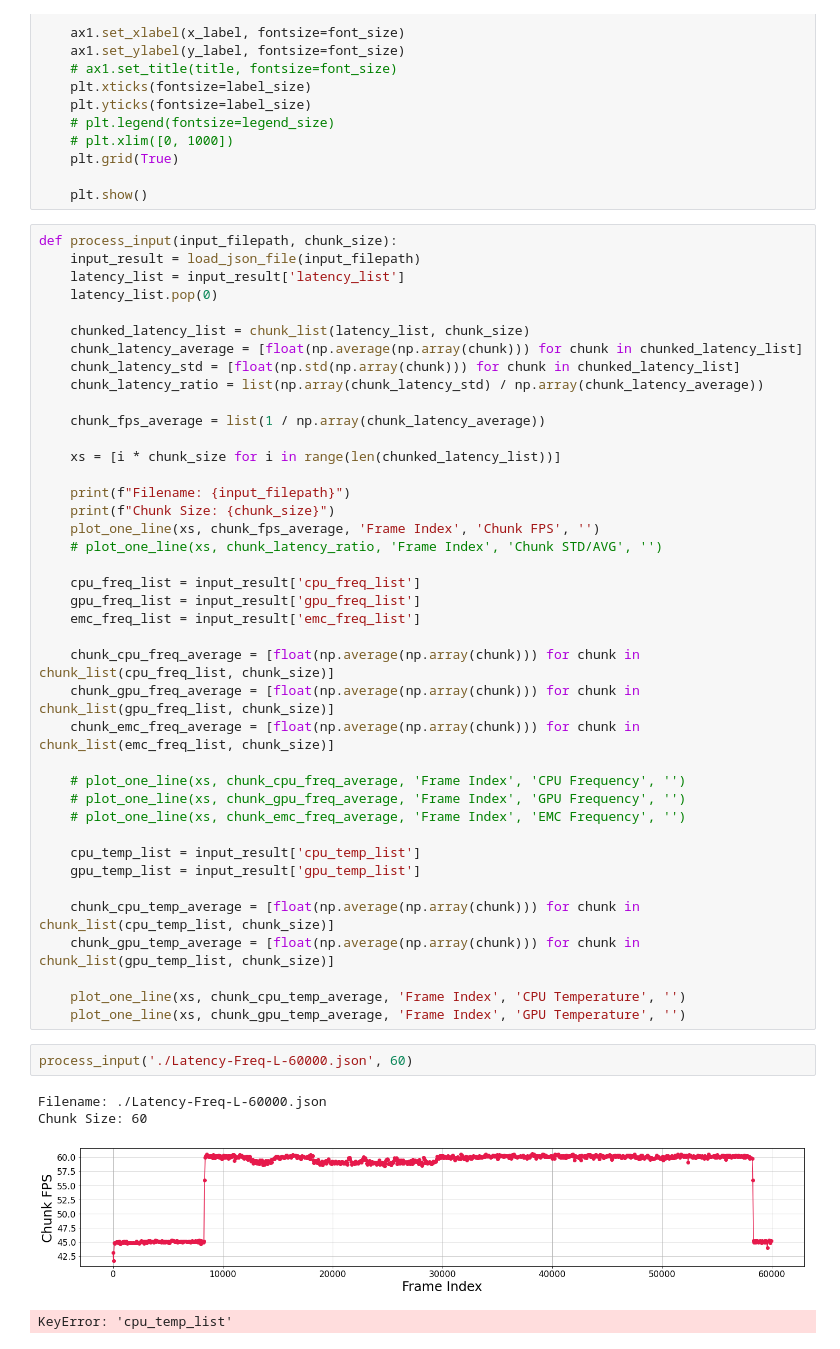
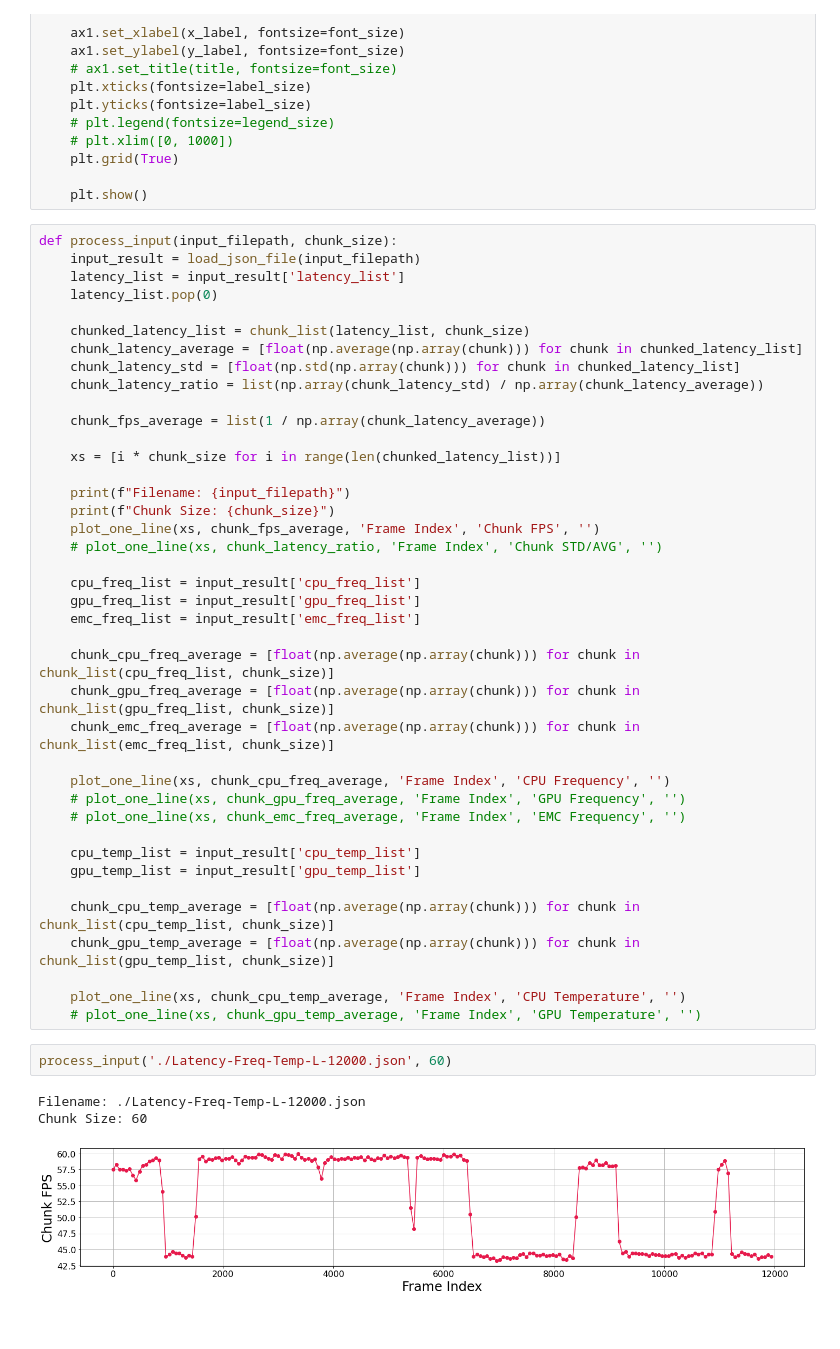
Before and after one commit to lijiaxi2018/Distributed-Learning, a Jupyter notebook: AGX/profiler_yolov8_best_frame_amount/profiler_load_tensor/plot_latency_freq.ipynb, the cells around one changed output. Saved outputs shown, nothing was run; the diff lists cells and outputs as text.

```diff
--- a/AGX/profiler_yolov8_best_frame_amount/profiler_load_tensor/plot_latency_freq.ipynb
+++ b/AGX/profiler_yolov8_best_frame_amount/profiler_load_tensor/plot_latency_freq.ipynb
@@ -71,7 +71,7 @@ def process_input(input_filepath, chunk_size):
 	chunk_gpu_freq_average = [float(np.average(np.array(chunk))) for chunk in chunk_list(gpu_freq_list, chunk_size)]
 	chunk_emc_freq_average = [float(np.average(np.array(chunk))) for chunk in chunk_list(emc_freq_list, chunk_size)]
 
-	# plot_one_line(xs, chunk_cpu_freq_average, 'Frame Index', 'CPU Frequency', '')
+	plot_one_line(xs, chunk_cpu_freq_average, 'Frame Index', 'CPU Frequency', '')
 	# plot_one_line(xs, chunk_gpu_freq_average, 'Frame Index', 'GPU Frequency', '')
 	# plot_one_line(xs, chunk_emc_freq_average, 'Frame Index', 'EMC Frequency', '')
 
@@ -82,11 +82,10 @@ def process_input(input_filepath, chunk_size):
 	chunk_gpu_temp_average = [float(np.average(np.array(chunk))) for chunk in chunk_list(gpu_temp_list, chunk_size)]
 
 	plot_one_line(xs, chunk_cpu_temp_average, 'Frame Index', 'CPU Temperature', '')
-	plot_one_line(xs, chunk_gpu_temp_average, 'Frame Index', 'GPU Temperature', '')
+	# plot_one_line(xs, chunk_gpu_temp_average, 'Frame Index', 'GPU Temperature', '')
 # %%
-process_input('./Latency-Freq-L-60000.json', 60)
+process_input('./Latency-Freq-Temp-L-12000.json', 60)
 # %% [output]
-Filename: ./Latency-Freq-L-60000.json
+Filename: ./Latency-Freq-Temp-L-12000.json
 Chunk Size: 60
-[figure, old version]
+[figure, new version]
-KeyError: 'cpu_temp_list'
```
Also changed, not shown: parts of 1 cell of this notebook, 7 other files.
